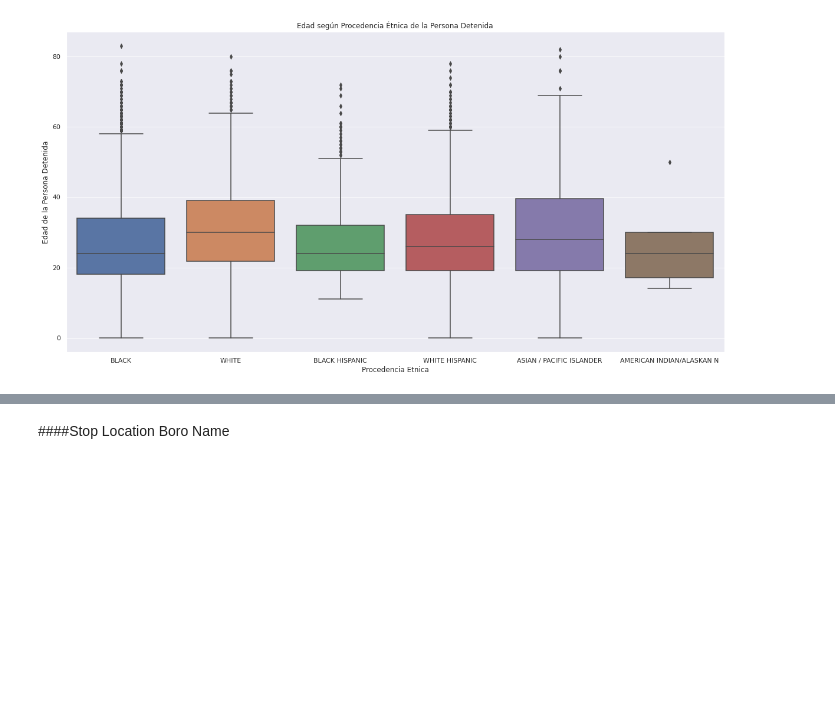
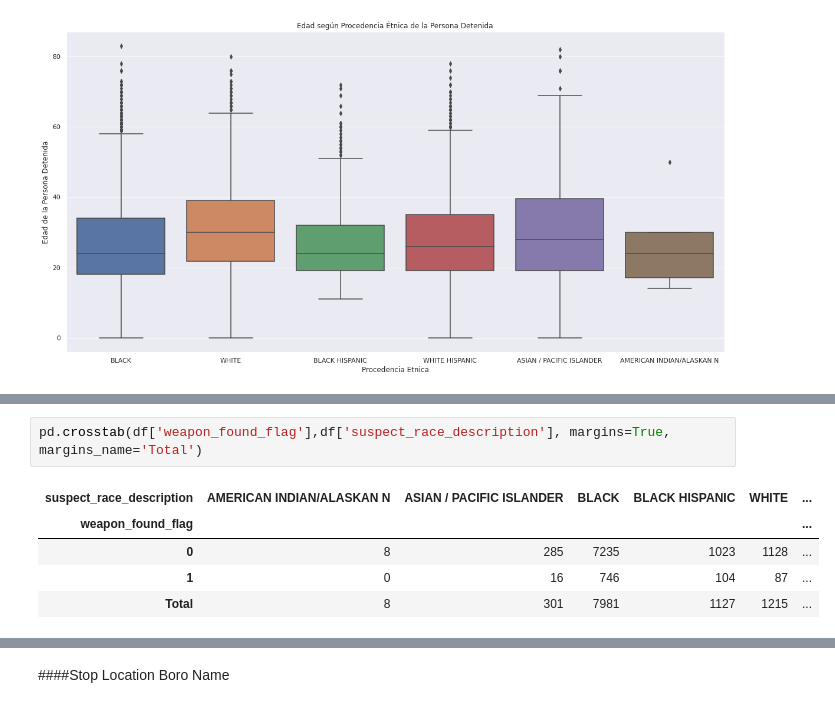
Before and after one commit to wabinai/ProyectoFinal_Bedu, a Jupyter notebook: Stop&Frisk.ipynb, the cells around one changed output, grey strips where cells are left out. Saved outputs shown, nothing was run; the diff lists cells and outputs as text; blank space fills up the shorter version.

```diff
--- a/Stop&Frisk.ipynb
+++ b/Stop&Frisk.ipynb
@@ -306,0 +328,8 @@ pd.crosstab(df['suspect_arrested_flag'],df['suspect_race_description'])
+# %%
+pd.crosstab(df['weapon_found_flag'],df['suspect_race_description'], margins=True, margins_name='Total')
+# %% [output]
+| suspect_race_description | AMERICAN INDIAN/ALASKAN N | ASIAN / PACIFIC ISLANDER | BLACK | BLACK HISPANIC | WHITE | ... |
+| weapon_found_flag |  |  |  |  |  | ... |
+| 0 | 8 | 285 | 7235 | 1023 | 1128 | ... |
+| 1 | 0 | 16 | 746 | 104 | 87 | ... |
+| Total | 8 | 301 | 7981 | 1127 | 1215 | ... |
```
Also changed, not shown: parts of 13 cells of this notebook.
